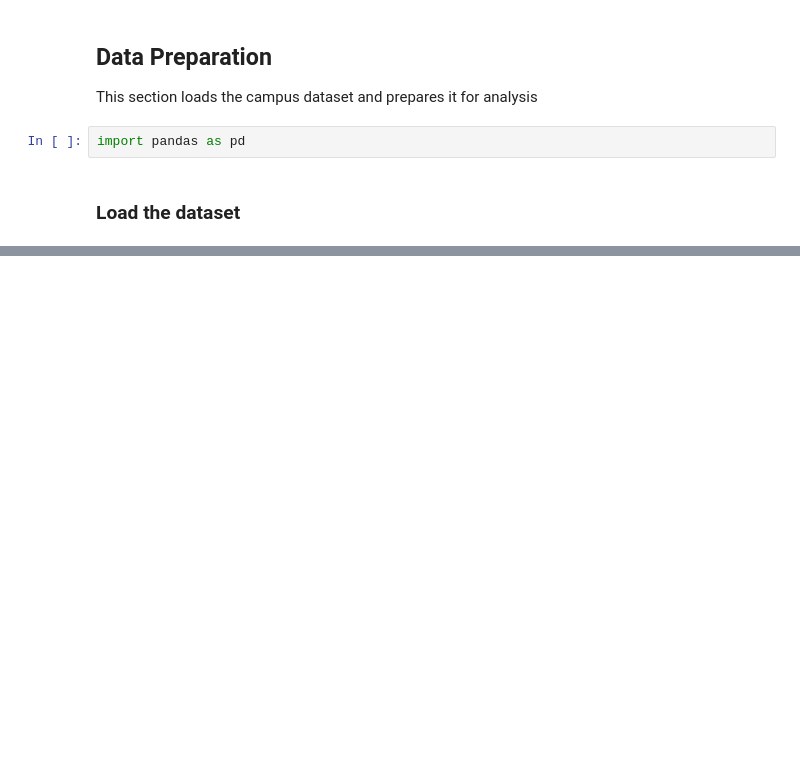
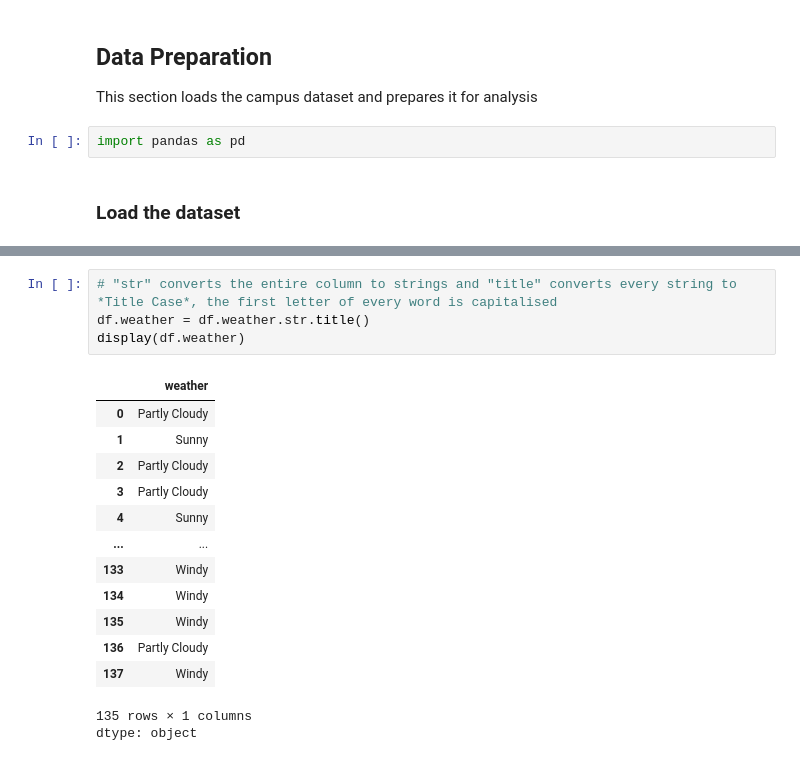
Before and after one commit to LowRands/Machine-Learning-with-python, a Jupyter notebook: Campus_Dataset_Project.ipynb, the cells around one changed output, grey strips where cells are left out. Cells and saved outputs as stored; diff of their text form; blank space fills up the shorter version.

```diff
--- a/Campus_Dataset_Project.ipynb
+++ b/Campus_Dataset_Project.ipynb
@@ -56,0 +98,19 @@ Name: date, Length: 199, dtype: datetime64[ns]
+# %%
+# "str" converts the entire column to strings and "title" converts every string to *Title Case*, the first letter of every word is capitalised
+df.weather = df.weather.str.title()
+display(df.weather)
+# %% [output]
+|  | weather |
+| 0 | Partly Cloudy |
+| 1 | Sunny |
+| 2 | Partly Cloudy |
+| 3 | Partly Cloudy |
+| 4 | Sunny |
+| ... | ... |
+| 133 | Windy |
+| 134 | Windy |
+| 135 | Windy |
+| 136 | Partly Cloudy |
+| 137 | Windy |
+135 rows × 1 columns
+dtype: object
```
Also changed, not shown: parts of 22 cells of this notebook.
